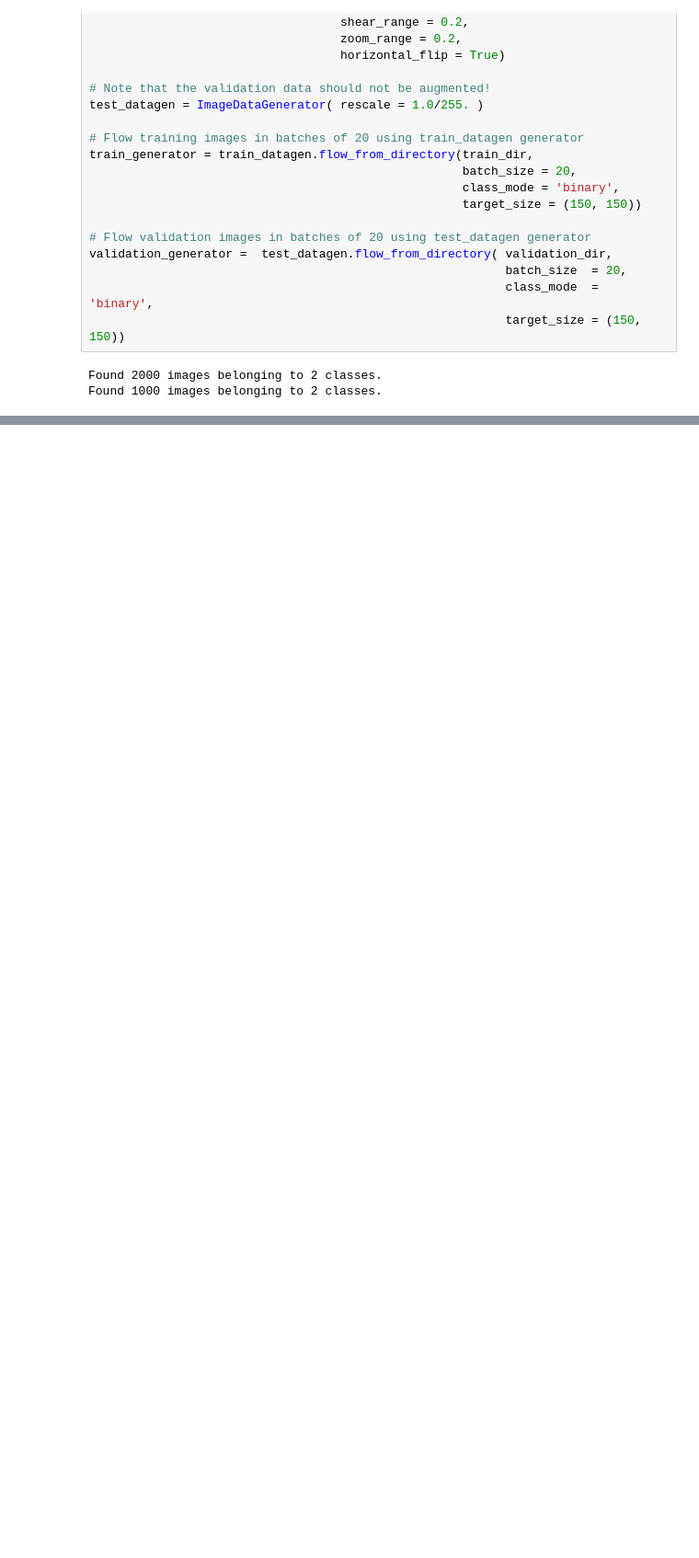
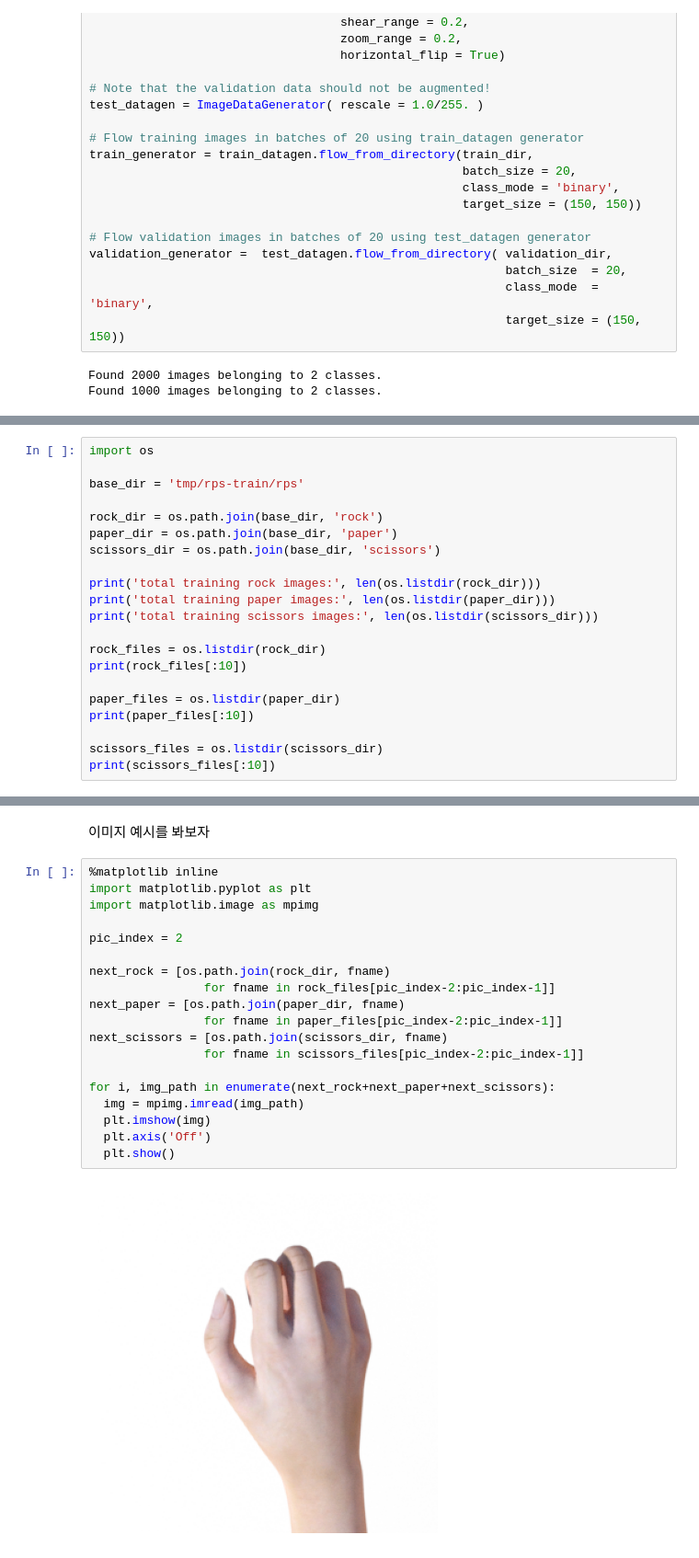
Before and after one commit to Midnight-ML/practice, a Jupyter notebook: TF_practice/03_CNNPlus.ipynb, the cells around one changed output, grey strips where cells are left out. Shown: that part at 92% size. Drawn from its saved outputs; the diff is of its cells as text; blank space fills up the shorter version.

```diff
--- a/TF_practice/03_CNNPlus.ipynb
+++ b/TF_practice/03_CNNPlus.ipynb
@@ -384,0 +453,21 @@ plt.show()
+# %%
+import os
+
+base_dir = 'tmp/rps-train/rps'
+
+rock_dir = os.path.join(base_dir, 'rock')
+paper_dir = os.path.join(base_dir, 'paper')
+scissors_dir = os.path.join(base_dir, 'scissors')
+
+print('total training rock images:', len(os.listdir(rock_dir)))
+print('total training paper images:', len(os.listdir(paper_dir)))
+print('total training scissors images:', len(os.listdir(scissors_dir)))
+
+rock_files = os.listdir(rock_dir)
+print(rock_files[:10])
+
+paper_files = os.listdir(paper_dir)
+print(paper_files[:10])
+
+scissors_files = os.listdir(scissors_dir)
+print(scissors_files[:10])
@@ -384,0 +481,23 @@ plt.show()
+# %% [markdown]
+이미지 예시를 봐보자
+# %%
+%matplotlib inline
+import matplotlib.pyplot as plt
+import matplotlib.image as mpimg
+
+pic_index = 2
+
+next_rock = [os.path.join(rock_dir, fname)
+                for fname in rock_files[pic_index-2:pic_index-1]]
+next_paper = [os.path.join(paper_dir, fname)
+                for fname in paper_files[pic_index-2:pic_index-1]]
+next_scissors = [os.path.join(scissors_dir, fname)
+                for fname in scissors_files[pic_index-2:pic_index-1]]
+
+for i, img_path in enumerate(next_rock+next_paper+next_scissors):
+  img = mpimg.imread(img_path)
+  plt.imshow(img)
+  plt.axis('Off')
+  plt.show()
+# %% [output]
+[figure, added]
```
Also changed, not shown: parts of 28 cells of this notebook, 2 other files.
